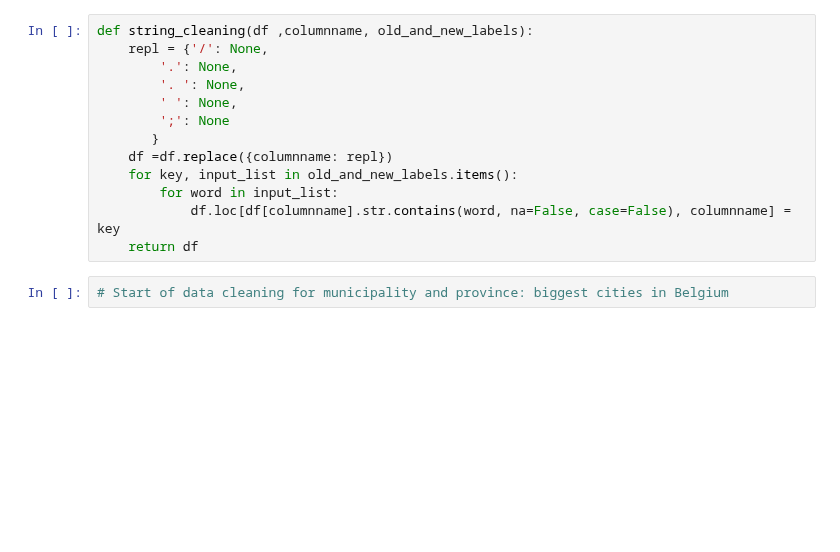
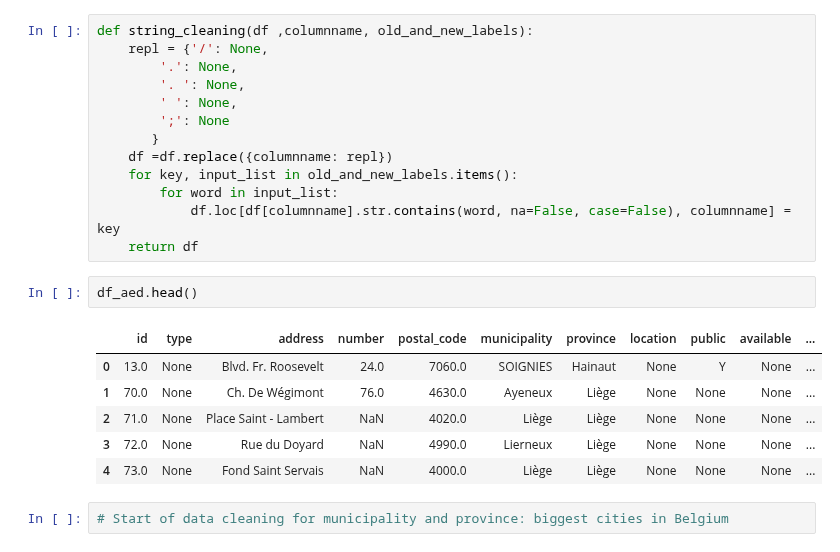
Before and after one commit to isa-sc/mda-project, a Jupyter notebook: script 1.ipynb, the cells around one changed output. Drawn from its saved outputs; the diff is of its cells as text; blank space fills up the shorter version.

```diff
--- a/script 1.ipynb
+++ b/script 1.ipynb
@@ -39,6 +39,15 @@ def string_cleaning(df ,columnname, old_and_new_labels):
         for word in input_list:
             df.loc[df[columnname].str.contains(word, na=False, case=False), columnname] = key
     return df
+# %%
+df_aed.head()
+# %% [output]
+|  | id | type | address | number | postal_code | municipality | province | location | public | available | ... |
+| 0 | 13.0 | None | Blvd. Fr. Roosevelt | 24.0 | 7060.0 | SOIGNIES | Hainaut | None | Y | None | ... |
+| 1 | 70.0 | None | Ch. De Wégimont | 76.0 | 4630.0 | Ayeneux | Liège | None | None | None | ... |
+| 2 | 71.0 | None | Place Saint - Lambert | NaN | 4020.0 | Liège | Liège | None | None | None | ... |
+| 3 | 72.0 | None | Rue du Doyard | NaN | 4990.0 | Lierneux | Liège | None | None | None | ... |
+| 4 | 73.0 | None | Fond Saint Servais | NaN | 4000.0 | Liège | Liège | None | None | None | ... |
 # %%
 # Start of data cleaning for municipality and province: biggest cities in Belgium
 # %%
```
Also changed, not shown: parts of 26 cells of this notebook.
